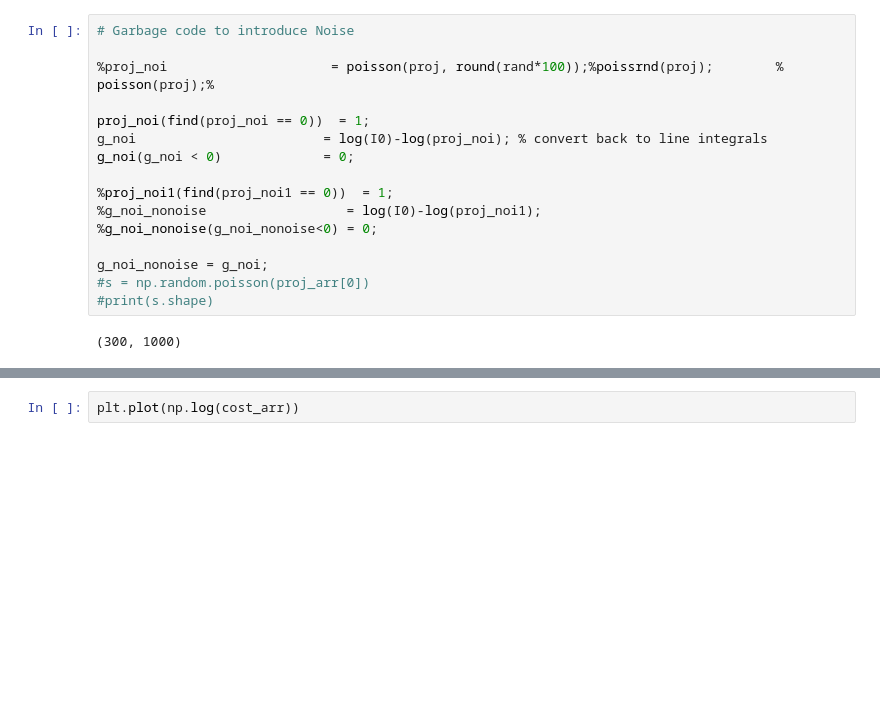
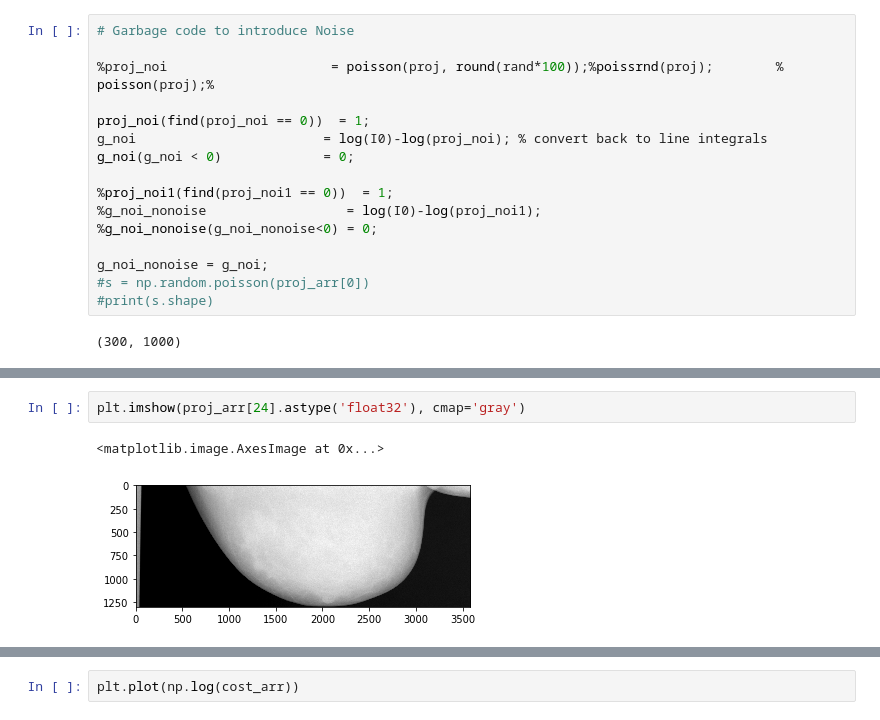
Before and after one commit to PranjalSahu/newrecon, a Jupyter notebook: astra-code.ipynb, the cells around one changed output, grey strips where cells are left out. Cells and saved outputs as stored; diff of their text form; blank space fills up the shorter version.

```diff
--- a/astra-code.ipynb
+++ b/astra-code.ipynb
@@ -1946,0 +1974,5 @@ NameError: name 'endtime' is not defined
+# %%
+plt.imshow(proj_arr[24].astype('float32'), cmap='gray')
+# %% [output]
+<matplotlib.image.AxesImage at 0x...>
+[figure, added]
```
Also changed, not shown: parts of 12 cells of this notebook.
